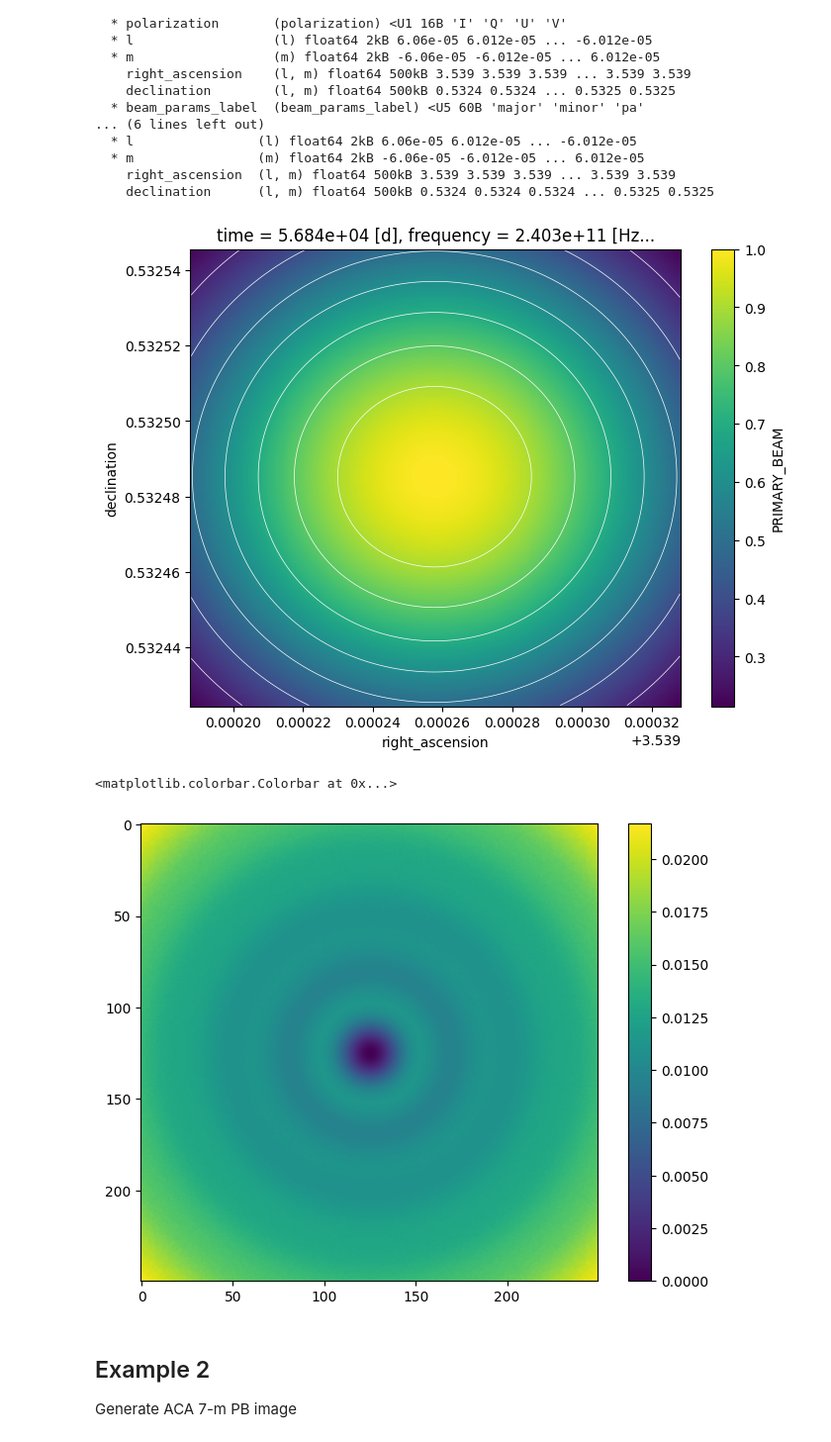
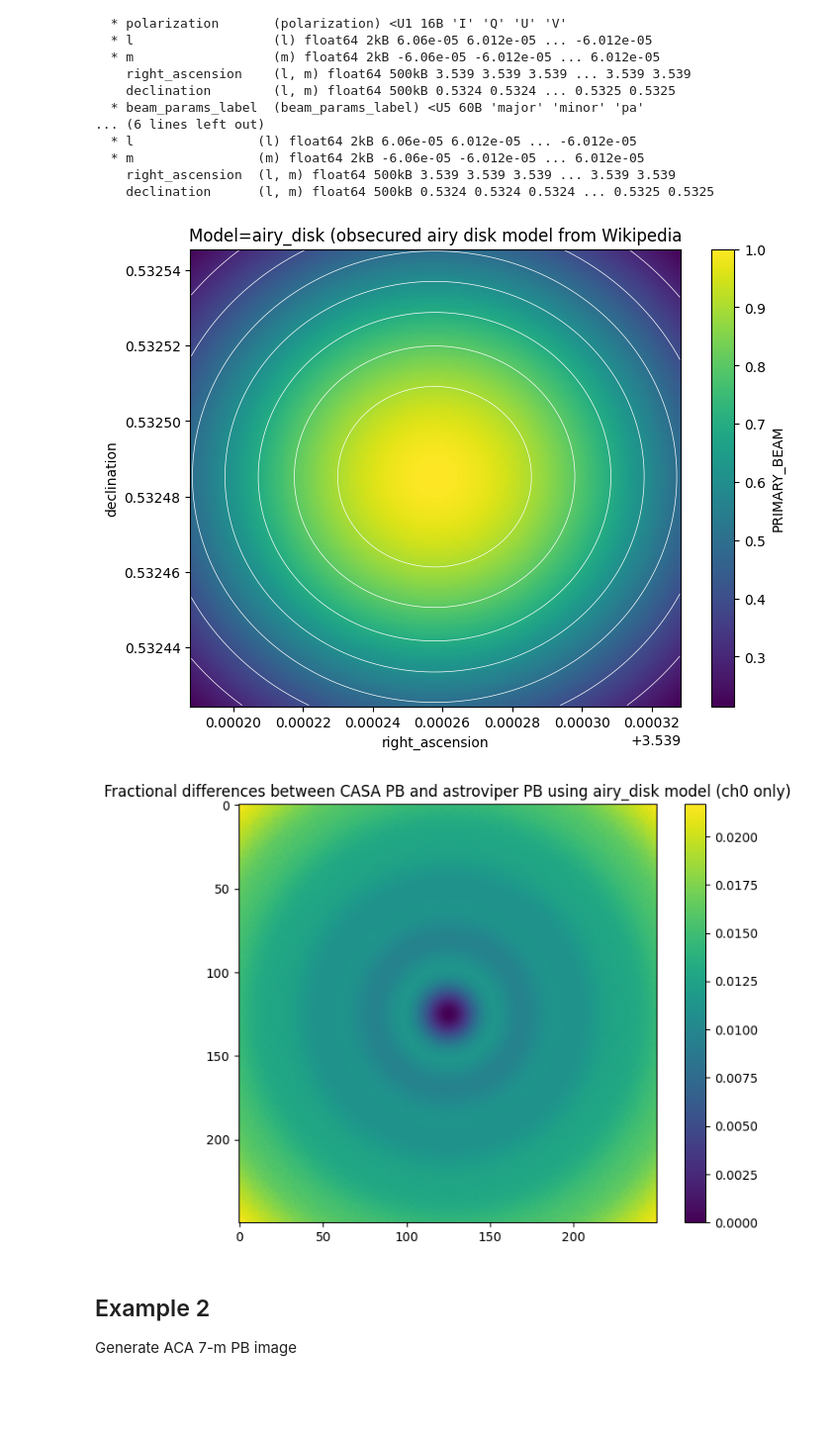
Before and after one commit to casangi/astroviper, a Jupyter notebook: docs/core_tutorials/imaging/cube_single_field_primary_beam.ipynb, the cells around one changed output. Shown at 99% size. Cells and saved outputs as stored; diff of their text form; code cells hidden in the pictures; blank space fills up the shorter version.

```diff
--- a/docs/core_tutorials/imaging/cube_single_field_primary_beam.ipynb
+++ b/docs/core_tutorials/imaging/cube_single_field_primary_beam.ipynb
@@ -270,19 +252,21 @@ pb_image.coords= Coordinates:
 plt.figure(figsize=(8,6))
 im = pb_image2["PRIMARY_BEAM"].isel(data_sel).squeeze().plot.pcolormesh(x='right_ascension', y='declination')
 ct = pb_image2["PRIMARY_BEAM"].isel(data_sel).squeeze().plot.contour(levels=10, colors='white', linewidths=0.5, x='right_ascension', y='declination')
+plt.title('Model=airy_disk (obsecured airy disk model from Wikipedia')
 plt.show()
 # %% [output]
-[figure, old version]
+[figure, new version]
 # %%
 diff_ch0_im2 = pb_image2["PRIMARY_BEAM"].isel(data_sel).data.squeeze() - casapb_im["PRIMARY_BEAM"].isel(data_sel).data.squeeze()
 rel_diff2 = abs(diff_ch0_im2.compute())/casapb_im["PRIMARY_BEAM"].isel(data_sel).data.squeeze().compute()
 # %%
 plt.figure(figsize=(8,6))
 plt.imshow(rel_diff2)
 plt.colorbar()
+plt.title('Fractional differences between CASA PB and astroviper PB using airy_disk model (ch0 only)')
+plt.show()
 # %% [output]
-<matplotlib.colorbar.Colorbar at 0x...>
-[figure, old version]
+[figure, new version]
 # %% [markdown]
 ## Example 2
 
```
Also changed, not shown: parts of 11 cells of this notebook.
